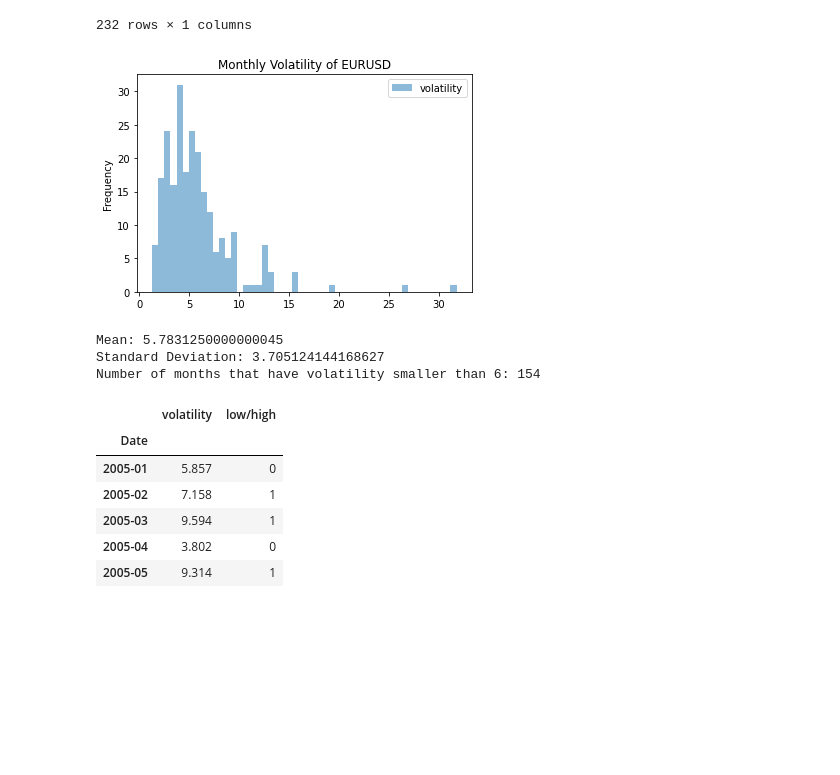
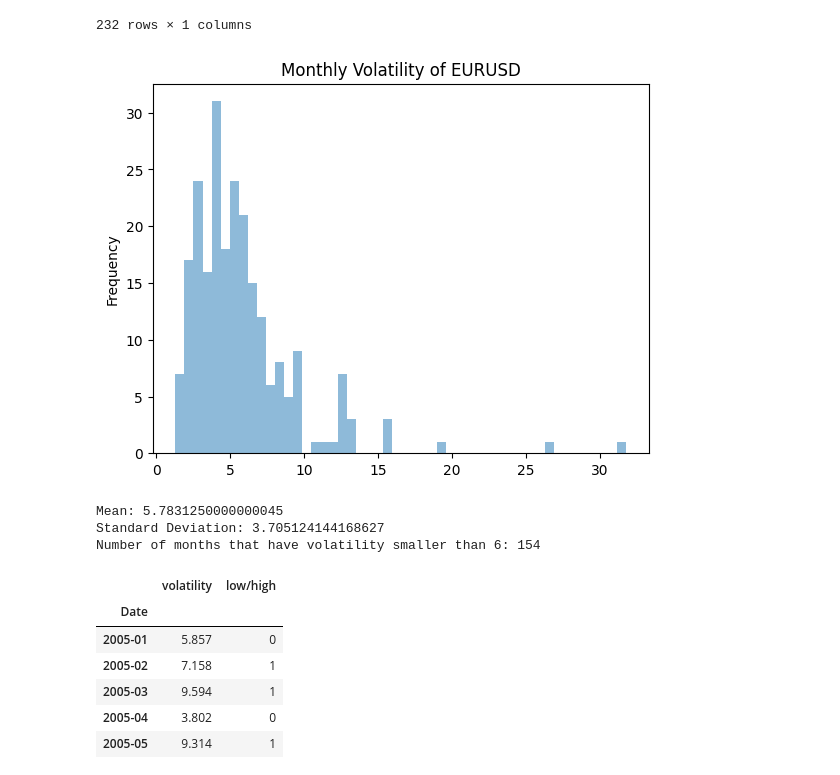
Before and after one commit to moleh13/EC48E, a Jupyter notebook: project/project.ipynb, the cells around one changed output. Cells and saved outputs as stored; diff of their text form; code cells hidden in the pictures; blank space fills up the shorter version.

```diff
--- a/project/project.ipynb
+++ b/project/project.ipynb
@@ -48,20 +52,20 @@ display(feature_set)
 232 rows × 1 columns
 # %%
 # make a histogram of the monthly volatility
-feature_set.plot.hist(bins=50, alpha=0.5, title='Monthly Volatility of EURUSD')
+feature_set['volatility'].plot.hist(bins=50, alpha=0.5, title='Monthly Volatility of EURUSD')
 plt.show()
 
 # mean and standard deviation of the monthly volatility
 mean = feature_set.volatility.mean()
 std = feature_set.volatility.std()
 print('Mean:', mean)
 print('Standard Deviation:', std)
 
 # print the ncount of the rows that are smaller than the mean + 1 std
 threshold = 6
 print(f'Number of months that have volatility smaller than {threshold}:', len(feature_set[feature_set.volatility < threshold]))
 # %% [output]
-[figure, old version]
+[figure, new version]
 Mean: 5.7831250000000045
 Standard Deviation: 3.705124144168627
 Number of months that have volatility smaller than 6: 154
```
Also changed, not shown: parts of 7 cells of this notebook.
